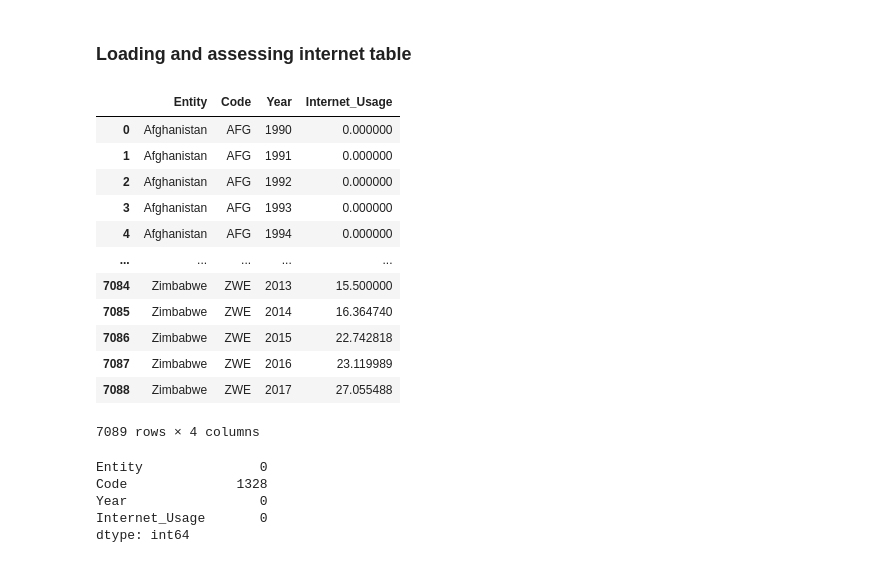
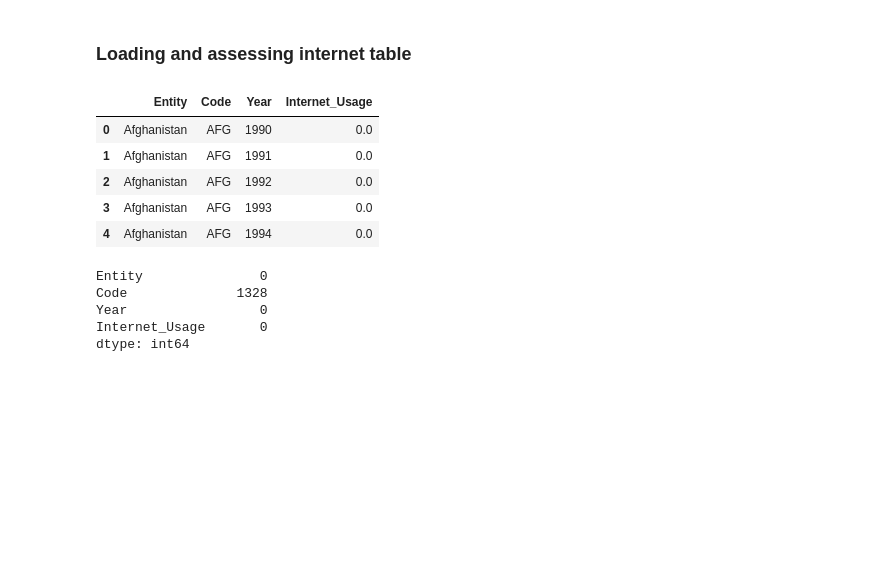
Before and after one commit to TelRich/World_Access_to_the_Internet, a Jupyter notebook: notebook.ipynb, the cells around one changed output. Cells and saved outputs as stored; diff of their text form; code cells hidden in the pictures; blank space fills up the shorter version.

```diff
--- a/notebook.ipynb
+++ b/notebook.ipynb
@@ -197,21 +124,14 @@ memory usage: 121.6+ KB
 # %%
 # Read the internet table
 internet = pd.read_csv('data/internet.csv')
 
-# Take a look at the first rows
-internet
+# Table preview
+internet.head()
 # %% [output]
 |  | Entity | Code | Year | Internet_Usage |
-| 0 | Afghanistan | AFG | 1990 | 0.000000 |
-| 1 | Afghanistan | AFG | 1991 | 0.000000 |
-| 2 | Afghanistan | AFG | 1992 | 0.000000 |
-| 3 | Afghanistan | AFG | 1993 | 0.000000 |
-| 4 | Afghanistan | AFG | 1994 | 0.000000 |
-| ... | ... | ... | ... | ... |
-| 7084 | Zimbabwe | ZWE | 2013 | 15.500000 |
-| 7085 | Zimbabwe | ZWE | 2014 | 16.364740 |
-| 7086 | Zimbabwe | ZWE | 2015 | 22.742818 |
-| 7087 | Zimbabwe | ZWE | 2016 | 23.119989 |
-| 7088 | Zimbabwe | ZWE | 2017 | 27.055488 |
+| 0 | Afghanistan | AFG | 1990 | 0.0 |
+| 1 | Afghanistan | AFG | 1991 | 0.0 |
+| 2 | Afghanistan | AFG | 1992 | 0.0 |
+| 3 | Afghanistan | AFG | 1993 | 0.0 |
+| 4 | Afghanistan | AFG | 1994 | 0.0 |
-7089 rows × 4 columns
 # %%
```
Also changed, not shown: parts of 58 cells of this notebook, 1 other file.
